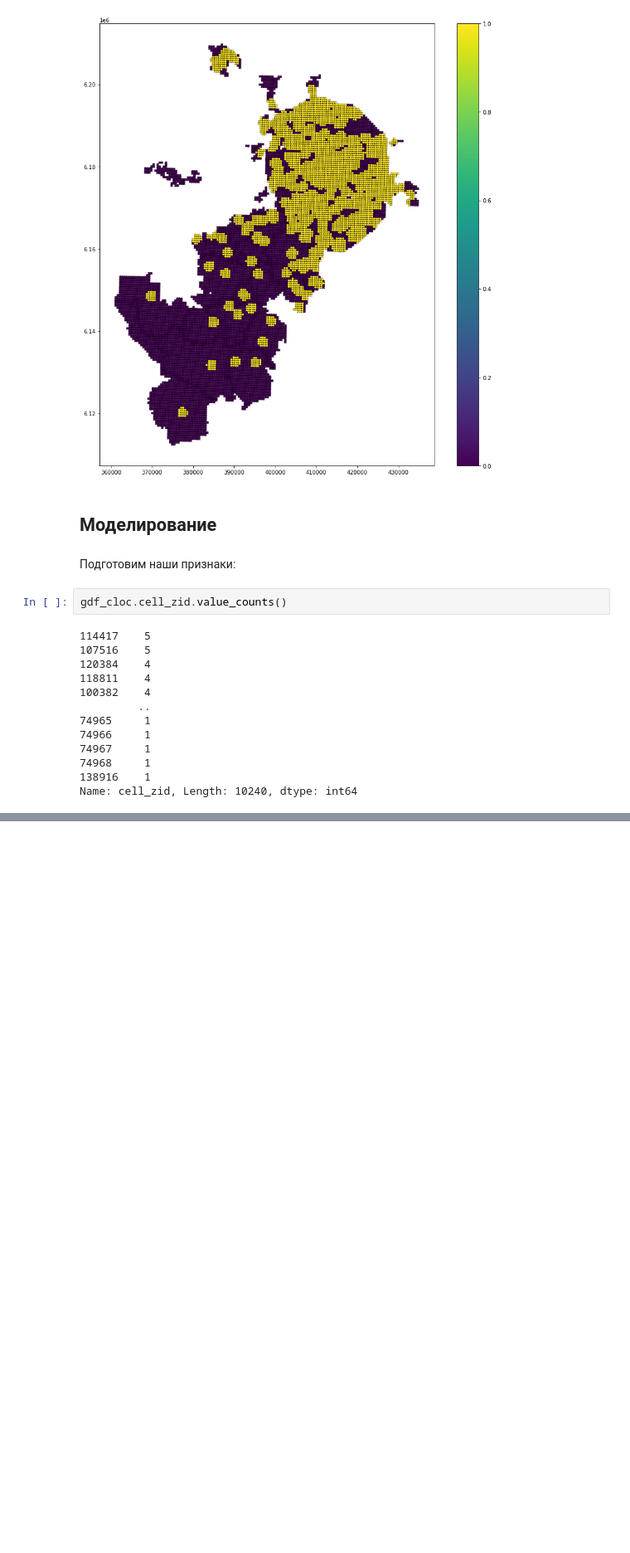
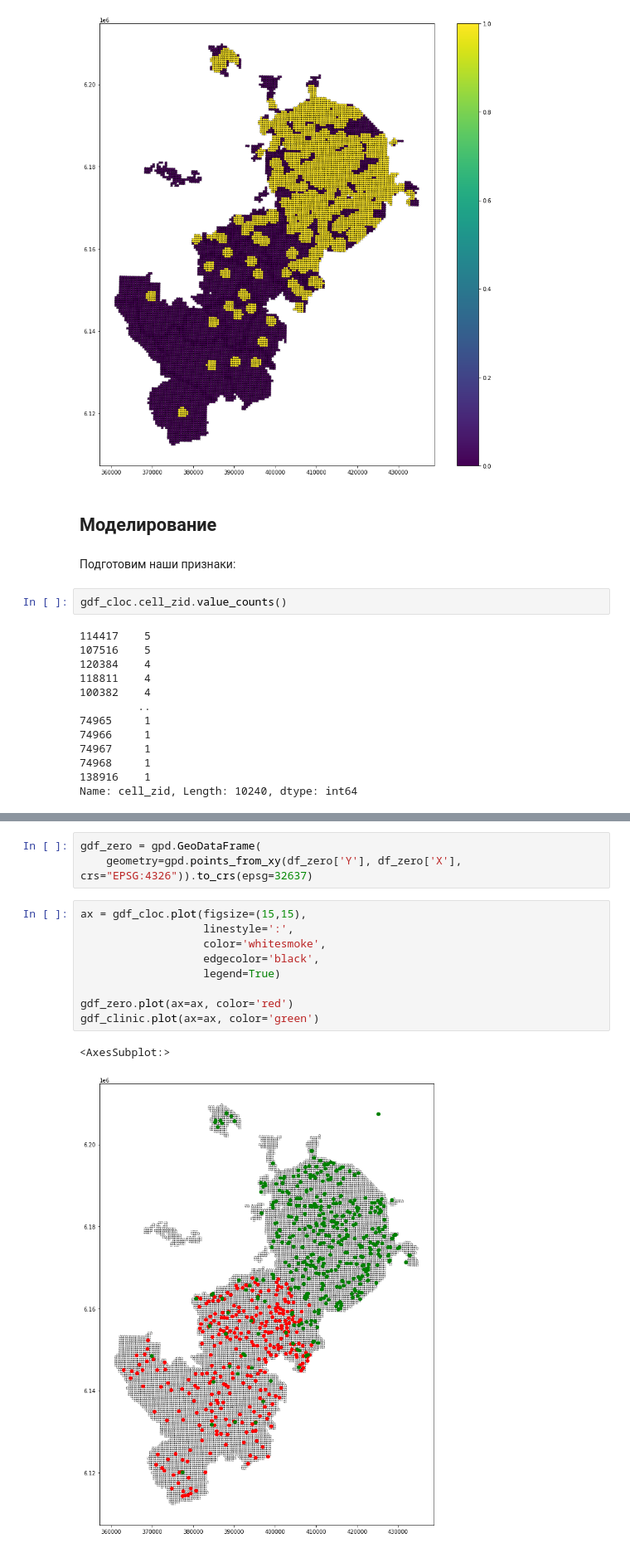
Before and after one commit to Femt0S/leaders2021, a Jupyter notebook: case_6.ipynb, the cells around one changed output, grey strips where cells are left out. Shown at 83% size. Cells and saved outputs as stored; diff of their text form; blank space fills up the shorter version.

```diff
--- a/case_6.ipynb
+++ b/case_6.ipynb
@@ -322,0 +463,15 @@ X_train, X_test, y_train, y_test = train_test_split(X, y, test_size=0.25, random
+# %%
+gdf_zero = gpd.GeoDataFrame(
+    geometry=gpd.points_from_xy(df_zero['Y'], df_zero['X'], crs="EPSG:4326")).to_crs(epsg=32637)
+# %%
+ax = gdf_cloc.plot(figsize=(15,15),
+                   linestyle=':',
+                   color='whitesmoke',
+                   edgecolor='black',
+                   legend=True)
+
+gdf_zero.plot(ax=ax, color='red')
+gdf_clinic.plot(ax=ax, color='green')
+# %% [output]
+<AxesSubplot:>
+[figure, added]
```
Also changed, not shown: parts of 17 cells of this notebook.
